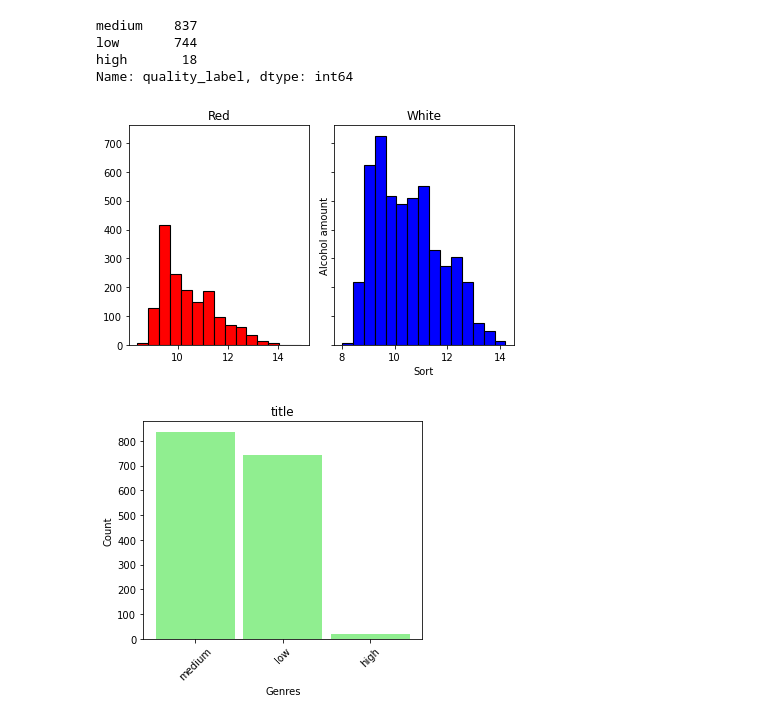
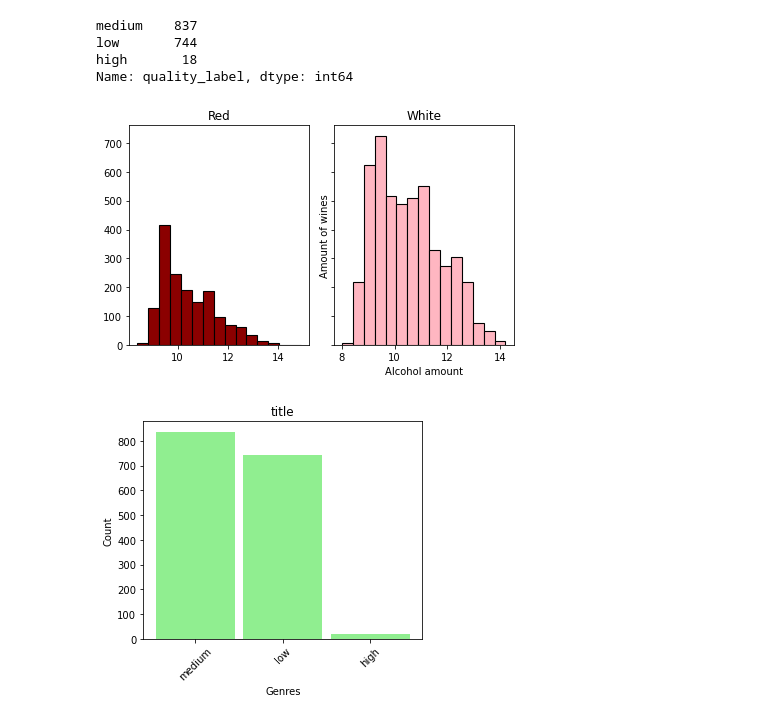
Before and after one commit to movifu1982/EDA---Wine-Project, a Jupyter notebook: EDA.ipynb, the cells around one changed output. Cells and saved outputs as stored; diff of their text form; code cells hidden in the pictures.

```diff
--- a/EDA.ipynb
+++ b/EDA.ipynb
@@ -192,18 +194,18 @@ Name: quality_label, dtype: int64
 # %%
 fig, axs = plt.subplots(1, 2, sharey="row", tight_layout=True)
 
 axs[0].set_title("Red")
 plt.ylabel("Alcohol amount")
 plt.xlabel("Sort")
 axs[1].set_title("White")
-plt.ylabel("Alcohol amount")
-plt.xlabel("Sort")
+plt.ylabel("Amount of wines")
+plt.xlabel("Alcohol amount")
 
 
-axs[0].hist(red_wine['alcohol'], color='red', bins=15,
+axs[0].hist(red_wine['alcohol'], color='darkred', bins=15,
          edgecolor='black', linewidth=1.1)
-axs[1].hist(white_wine['alcohol'], color='blue', bins=15,
+axs[1].hist(white_wine['alcohol'], color='lightpink', bins=15,
          edgecolor='black', linewidth=1.1)
 plt.show()
 # %% [output]
-[figure, old version]
+[figure, new version]
```
Also changed, not shown: parts of 12 cells of this notebook, 2 other files.
